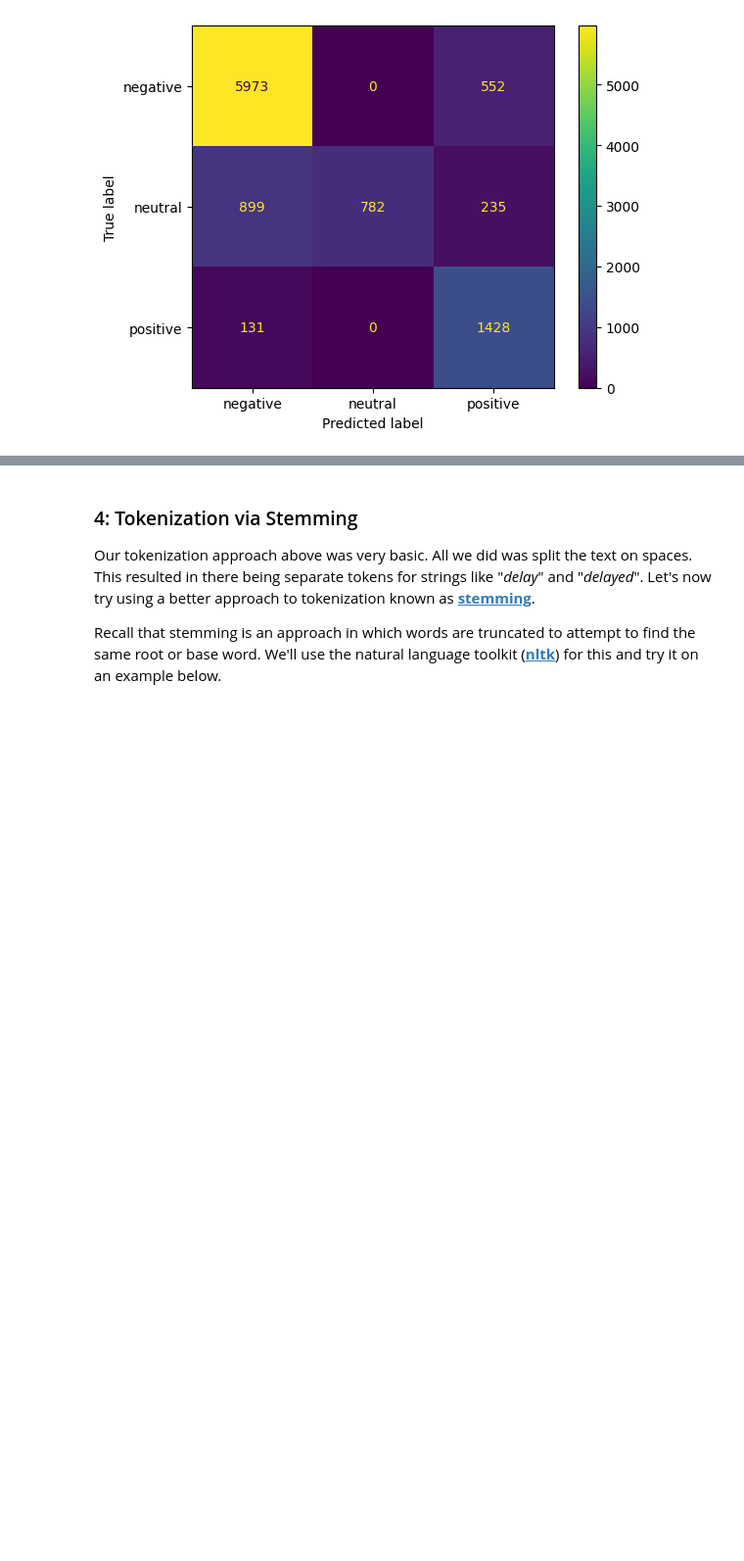
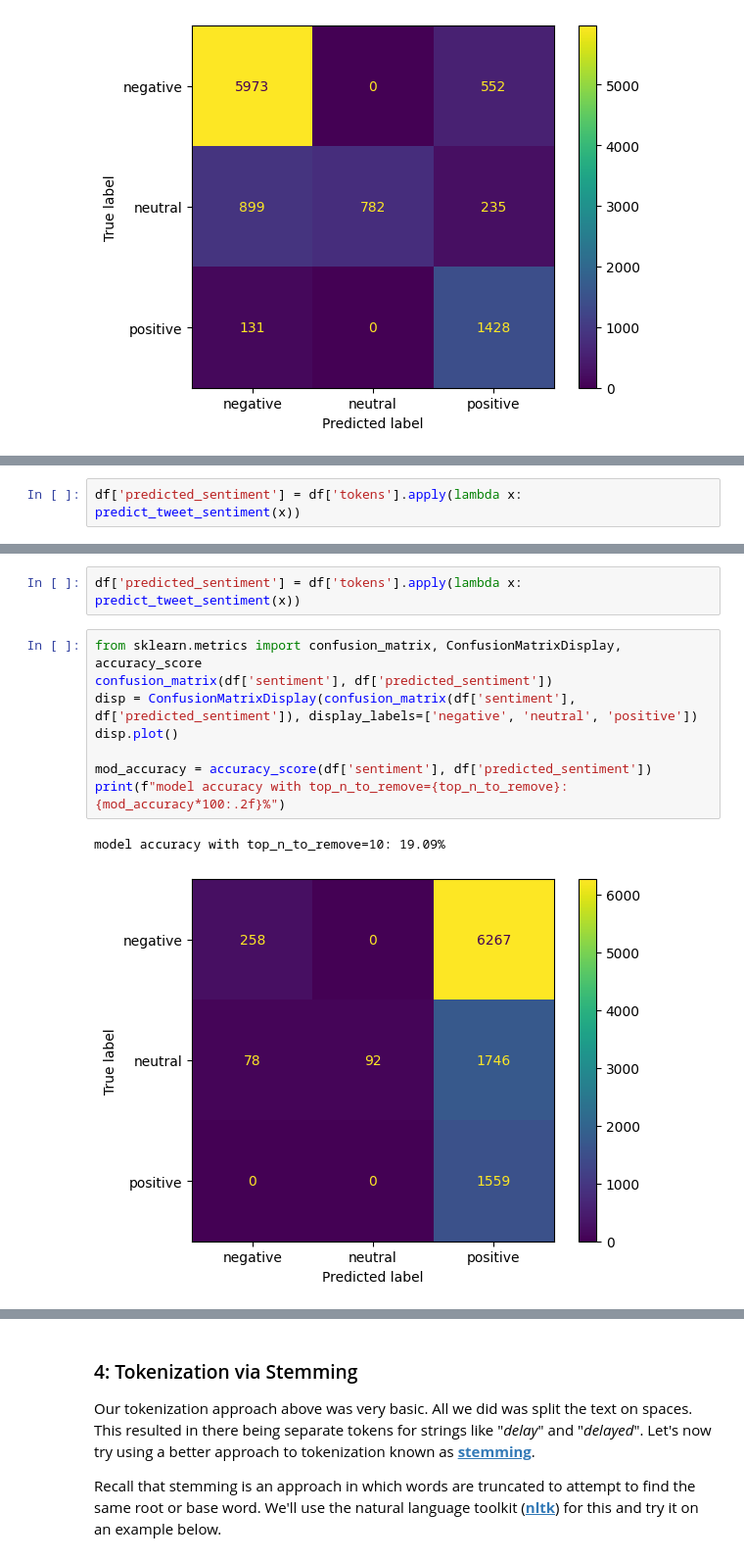
Before and after one commit to SkyKT23/cs3120-assign2, a Jupyter notebook: lab1_text_data.ipynb, the cells around one changed output, grey strips where cells are left out. Shown at 98% size. Cells and saved outputs as stored; diff of their text form; blank space fills up the shorter version.

```diff
--- a/lab1_text_data.ipynb
+++ b/lab1_text_data.ipynb
@@ -468,0 +485,2 @@ model accuracy: 81.83%
+# %%
+df['predicted_sentiment'] = df['tokens'].apply(lambda x: predict_tweet_sentiment(x))
@@ -469,3 +538,16 @@ model accuracy: 81.83%
+# %%
+df['predicted_sentiment'] = df['tokens'].apply(lambda x: predict_tweet_sentiment(x))
+# %%
+from sklearn.metrics import confusion_matrix, ConfusionMatrixDisplay, accuracy_score
+confusion_matrix(df['sentiment'], df['predicted_sentiment'])
+disp = ConfusionMatrixDisplay(confusion_matrix(df['sentiment'], df['predicted_sentiment']), display_labels=['negative', 'neutral', 'positive'])
+disp.plot()
+
+mod_accuracy = accuracy_score(df['sentiment'], df['predicted_sentiment'])
+print(f"model accuracy with top_n_to_remove={top_n_to_remove}: {mod_accuracy*100:.2f}%")
+# %% [output]
+model accuracy with top_n_to_remove=10: 19.09%
+[figure, added]
 # %% [markdown]
 ***
 #### Q1
```
Also changed, not shown: parts of 10 cells of this notebook.
